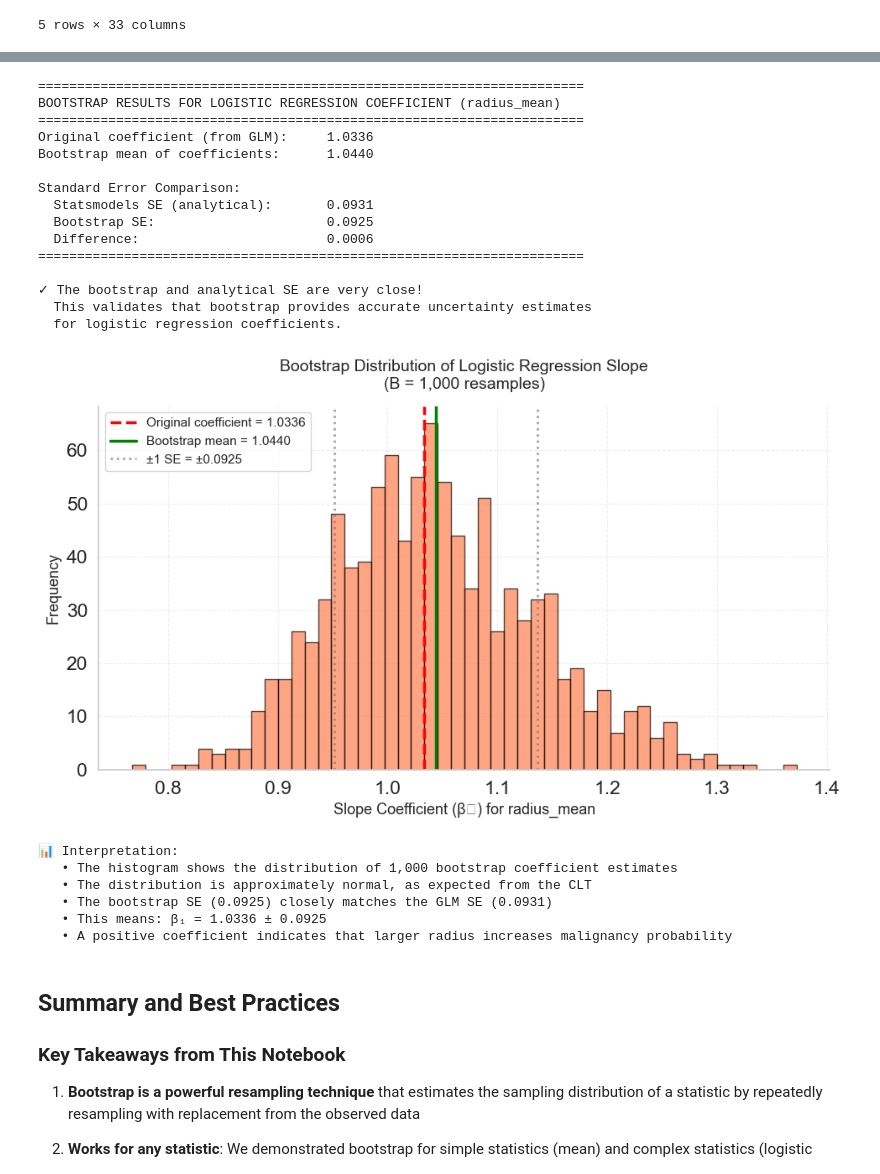
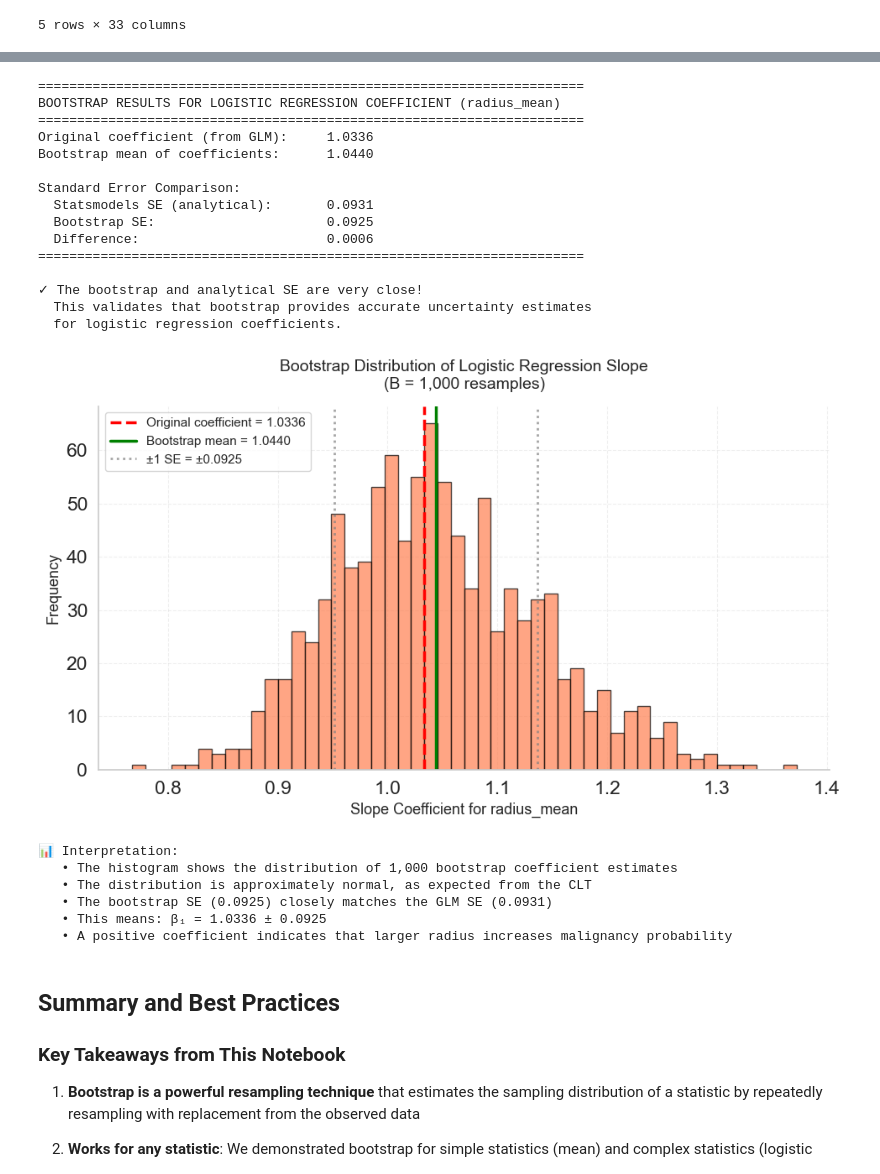
Before and after one commit to changyaochen/MECE4520, a Jupyter notebook: lectures/notebooks/15_bootstrap.ipynb, the cells around one changed output, grey strips where cells are left out. Cells and saved outputs as stored; diff of their text form; code cells hidden in the pictures.

```diff
--- a/lectures/notebooks/15_bootstrap.ipynb
+++ b/lectures/notebooks/15_bootstrap.ipynb
@@ -381,39 +381,39 @@ plt.axvline(bootstrap_mean - bootstrap_se, color="gray", linestyle=":", linewidt
 plt.axvline(bootstrap_mean + bootstrap_se, color="gray", linestyle=":", linewidth=2, alpha=0.7,
             label=f"±1 SE = ±{bootstrap_se:.4f}")
 
-plt.xlabel("Slope Coefficient (β₁) for radius_mean", fontsize=13)
+plt.xlabel("Slope Coefficient for `radius_mean`", fontsize=13)
 plt.ylabel("Frequency", fontsize=13)
 plt.title(f"Bootstrap Distribution of Logistic Regression Slope\n(B = {B:,} resamples)",
           fontsize=14, pad=15)
 plt.legend(fontsize=11, loc="upper left")
 plt.grid(True, alpha=0.3, linestyle="--", linewidth=0.8)
 sns.despine()  # Remove top and right spines for cleaner look
 plt.tight_layout()
 plt.show()
 
 print(f"\n📊 Interpretation:")
 print(f"   • The histogram shows the distribution of {B:,} bootstrap coefficient estimates")
 print(f"   • The distribution is approximately normal, as expected from the CLT")
 print(f"   • The bootstrap SE ({bootstrap_se:.4f}) closely matches the GLM SE ({statsmodels_se:.4f})")
 print(f"   • This means: β₁ = {original_coef:.4f} ± {bootstrap_se:.4f}")
 print(f"   • A positive coefficient indicates that larger radius increases malignancy probability")
 # %% [output]
 ======================================================================
 BOOTSTRAP RESULTS FOR LOGISTIC REGRESSION COEFFICIENT (radius_mean)
 ======================================================================
 Original coefficient (from GLM):     1.0336
 Bootstrap mean of coefficients:      1.0440
 
 Standard Error Comparison:
   Statsmodels SE (analytical):       0.0931
   Bootstrap SE:                      0.0925
   Difference:                        0.0006
 ======================================================================
 
 ✓ The bootstrap and analytical SE are very close!
   This validates that bootstrap provides accurate uncertainty estimates
   for logistic regression coefficients.
-[figure, old version]
+[figure, new version]
 📊 Interpretation:
    • The histogram shows the distribution of 1,000 bootstrap coefficient estimates
    • The distribution is approximately normal, as expected from the CLT
```
Also changed, not shown: parts of 1 cell of this notebook.
